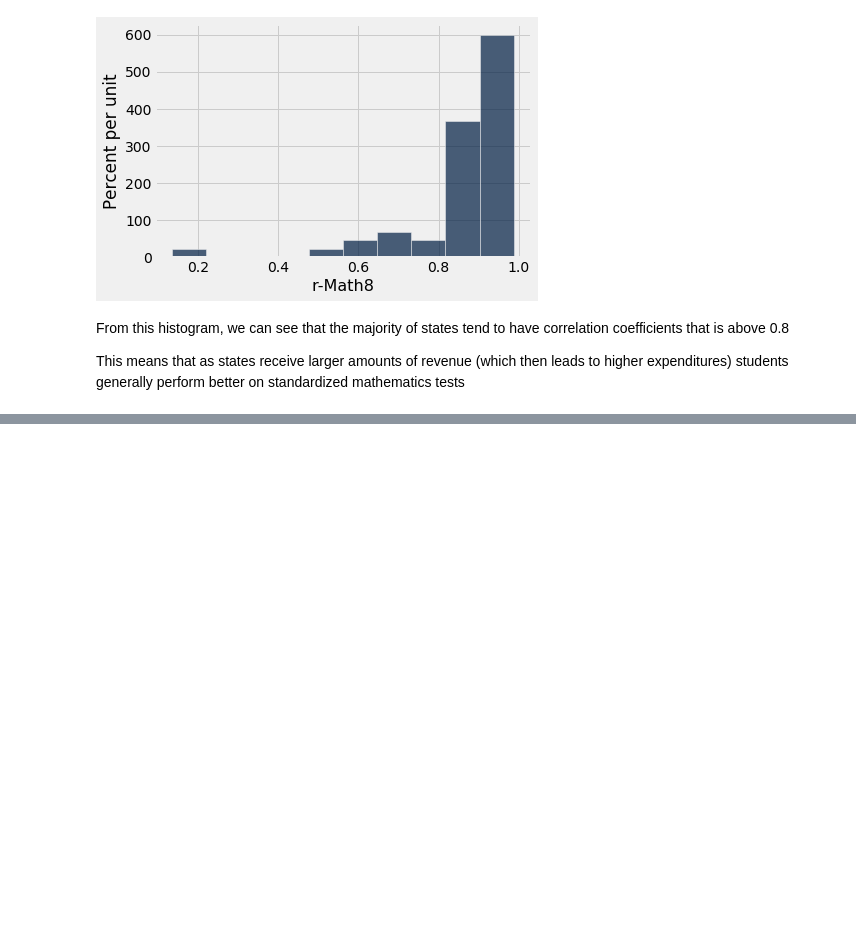
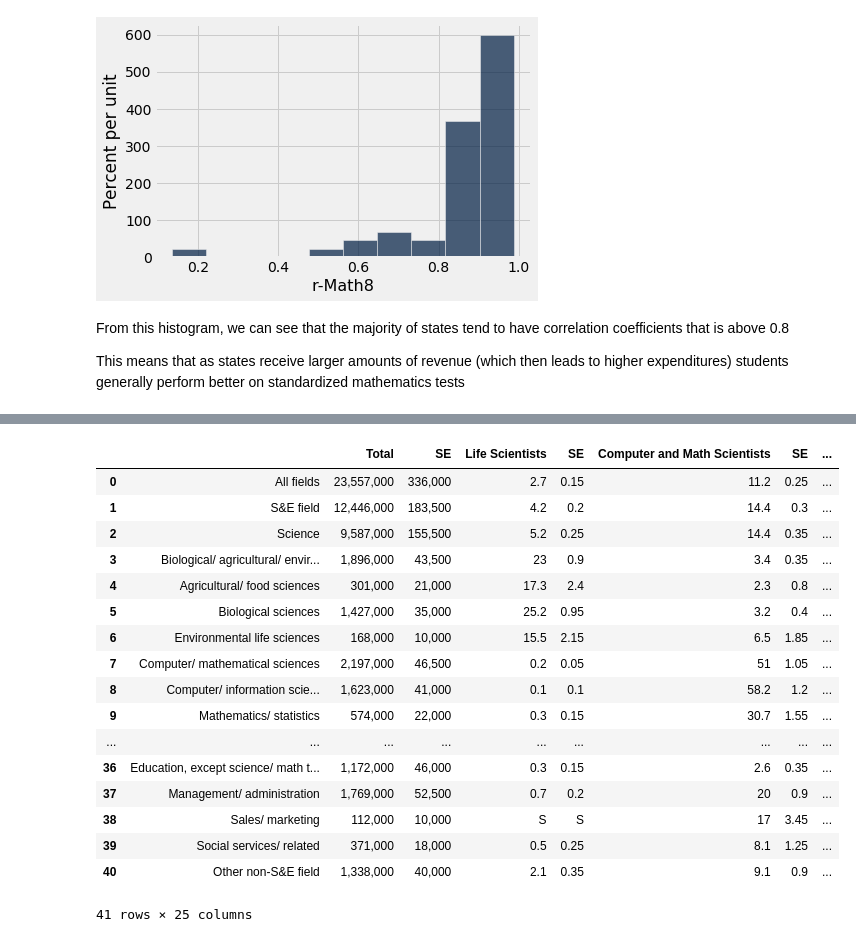
Before and after one commit to SpeedyCannon/ResearchDataScience, a Jupyter notebook: Python Testing.ipynb, the cells around one changed output, grey strips where cells are left out. Saved outputs shown, nothing was run; the diff lists cells and outputs as text; code cells hidden in the pictures; blank space fills up the shorter version.

```diff
--- a/Python Testing.ipynb
+++ b/Python Testing.ipynb
@@ -236,0 +253,23 @@ test_scores.scatter('Year','Revenue',s=1.2)
+# %%
+#highest degree field vs occupation area
+degree_occupation=pd.read_csv('SES201303_1.csv').drop(columns=["Unnamed: 3"]).rename(columns={"Table 3-1. Broad occupation category of employed U.S. scientists and engineers at all degree levels, by field of highest degree: 2013":"","Unnamed: 1":"Total","Unnamed: 2":"SE","Unnamed: 4":"Life Scientists","Unnamed: 5":"SE","Unnamed: 6":"Computer and Math Scientists","Unnamed: 7":"SE","Unnamed: 8":"Physical Scientists","Unnamed: 9":"SE","Unnamed: 10":"Social Scientists","Unnamed: 11":"SE","Unnamed: 12":"Engineering","Unnamed: 13":"SE","Unnamed: 14":"Health Occupations","Unnamed: 15":"SE","Unnamed: 16":"S&E Managers","Unnamed: 17":"SE","Unnamed: 18":"S&E Pre-college Teachers","Unnamed: 19":"SE","Unnamed: 20":"S&E technicians and technologists","Unnamed: 21":"SE","Unnamed: 22":"Other S&E-related Occupations","Unnamed: 23":"SE","Unnamed: 24":"Non-S&E Occupations","Unnamed: 25":"SE"}).dropna().reset_index(drop=True)
+degree_occupation
+# %% [output]
+|  |  | Total | SE | Life Scientists | SE | Computer and Math Scientists | SE | ... |
+| 0 | All fields | 23,557,000 | 336,000 | 2.7 | 0.15 | 11.2 | 0.25 | ... |
+| 1 | S&E field | 12,446,000 | 183,500 | 4.2 | 0.2 | 14.4 | 0.3 | ... |
+| 2 | Science | 9,587,000 | 155,500 | 5.2 | 0.25 | 14.4 | 0.35 | ... |
+| 3 | Biological/ agricultural/ envir... | 1,896,000 | 43,500 | 23 | 0.9 | 3.4 | 0.35 | ... |
+| 4 | Agricultural/ food sciences | 301,000 | 21,000 | 17.3 | 2.4 | 2.3 | 0.8 | ... |
+| 5 | Biological sciences | 1,427,000 | 35,000 | 25.2 | 0.95 | 3.2 | 0.4 | ... |
+| 6 | Environmental life sciences | 168,000 | 10,000 | 15.5 | 2.15 | 6.5 | 1.85 | ... |
+| 7 | Computer/ mathematical sciences | 2,197,000 | 46,500 | 0.2 | 0.05 | 51 | 1.05 | ... |
+| 8 | Computer/ information scie... | 1,623,000 | 41,000 | 0.1 | 0.1 | 58.2 | 1.2 | ... |
+| 9 | Mathematics/ statistics | 574,000 | 22,000 | 0.3 | 0.15 | 30.7 | 1.55 | ... |
+| ... | ... | ... | ... | ... | ... | ... | ... | ... |
+| 36 | Education, except science/ math t... | 1,172,000 | 46,000 | 0.3 | 0.15 | 2.6 | 0.35 | ... |
+| 37 | Management/ administration | 1,769,000 | 52,500 | 0.7 | 0.2 | 20 | 0.9 | ... |
+| 38 | Sales/ marketing | 112,000 | 10,000 | S | S | 17 | 3.45 | ... |
+| 39 | Social services/ related | 371,000 | 18,000 | 0.5 | 0.25 | 8.1 | 1.25 | ... |
+| 40 | Other non-S&E field | 1,338,000 | 40,000 | 2.1 | 0.35 | 9.1 | 0.9 | ... |
+41 rows × 25 columns
```
Also changed, not shown: parts of 10 cells of this notebook.
